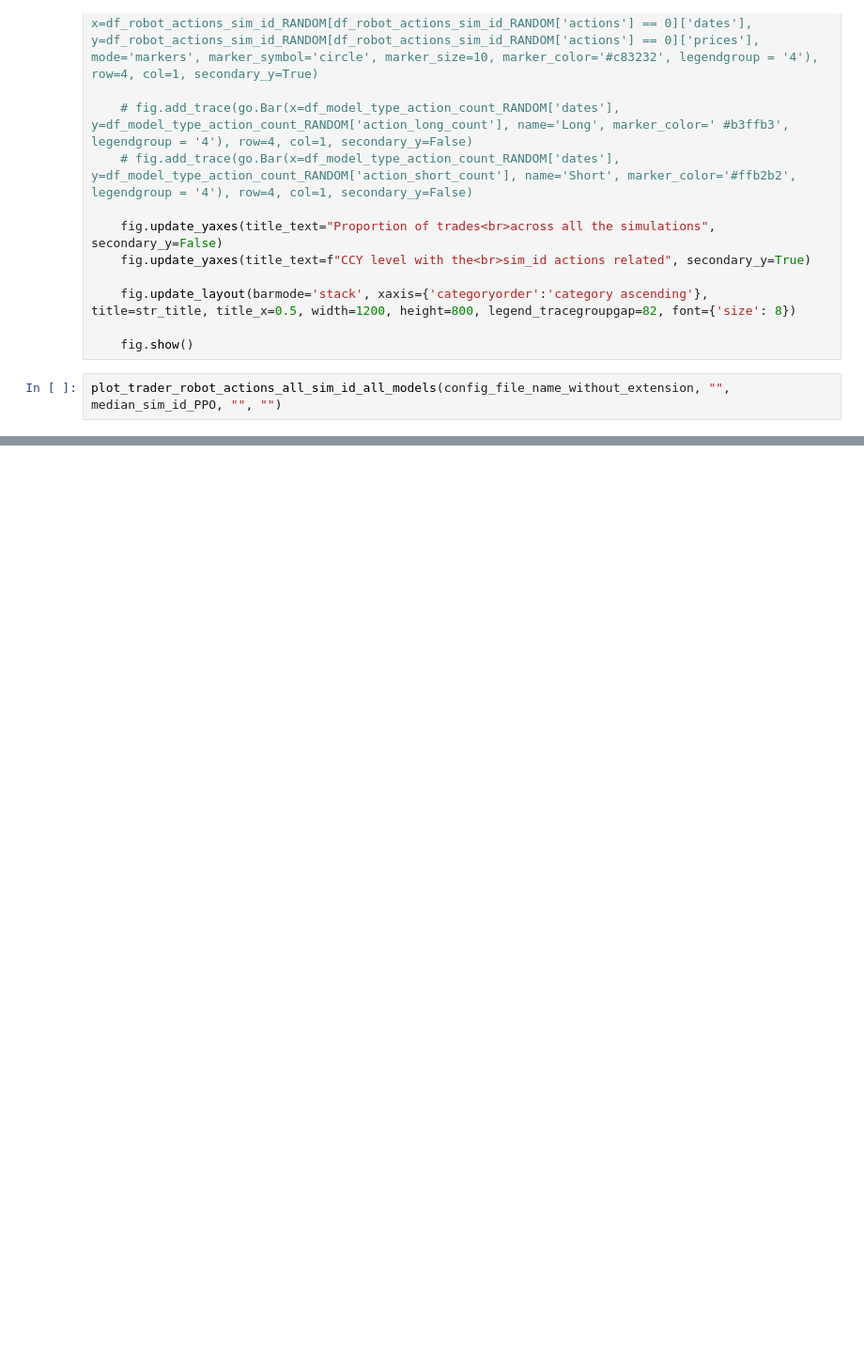
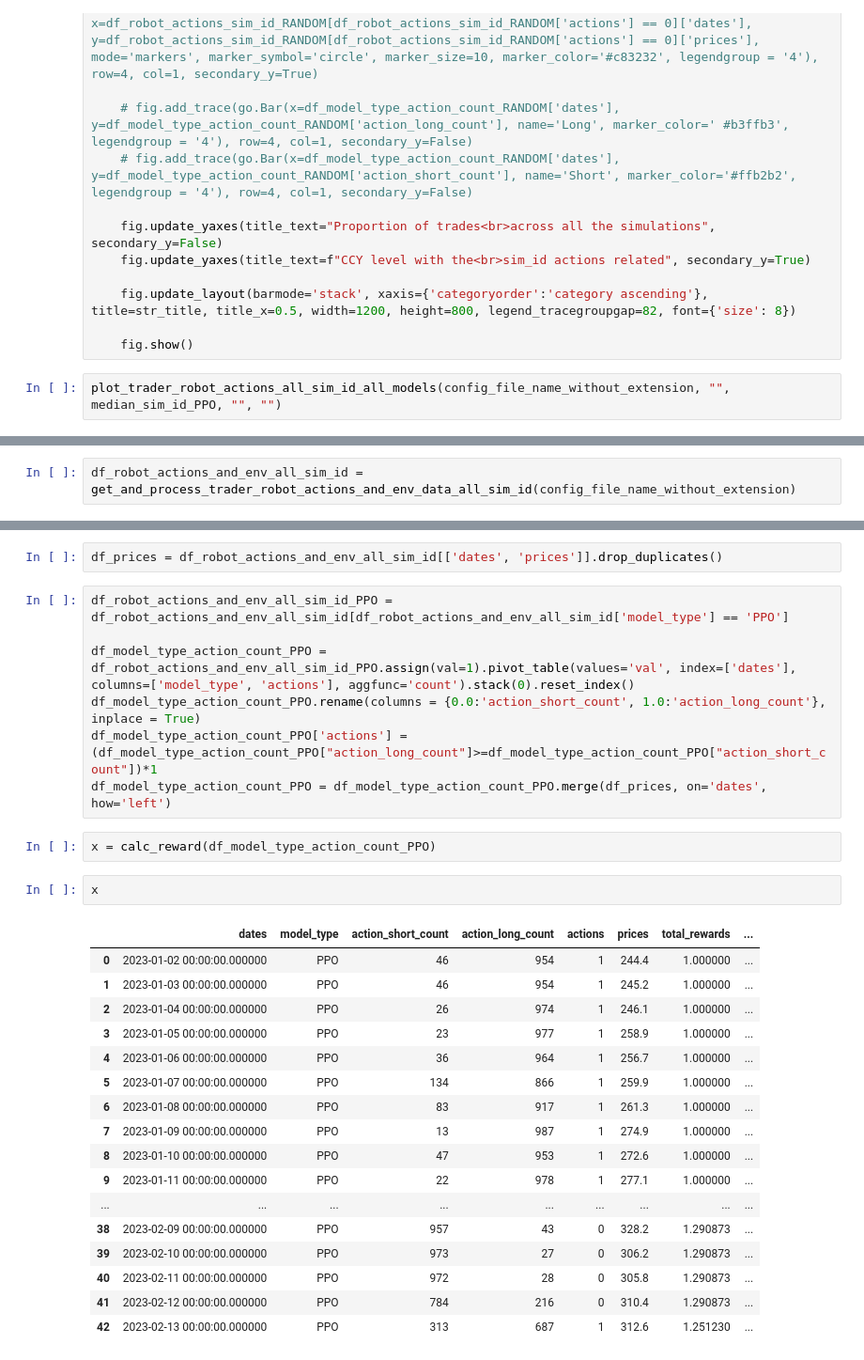
Before and after one commit to lcjr86/msc_uol_ai_dissertation, a Jupyter notebook: trader/notebooks/bernardo_standardize.ipynb, the cells around one changed output, grey strips where cells are left out. Shown at 94% size. Saved outputs shown, nothing was run; the diff lists cells and outputs as text; blank space fills up the shorter version.

Commit message:
new data + new analysis from all simulations

```diff
--- a/trader/notebooks/bernardo_standardize.ipynb
+++ b/trader/notebooks/bernardo_standardize.ipynb
@@ -475,0 +583,2 @@ mean_reward=-36.66 +/- 0.0
+# %%
+df_robot_actions_and_env_all_sim_id = get_and_process_trader_robot_actions_and_env_data_all_sim_id(config_file_name_without_extension)
@@ -475,0 +601,31 @@ mean_reward=-36.66 +/- 0.0
+# %%
+df_prices = df_robot_actions_and_env_all_sim_id[['dates', 'prices']].drop_duplicates()
+# %%
+df_robot_actions_and_env_all_sim_id_PPO = df_robot_actions_and_env_all_sim_id[df_robot_actions_and_env_all_sim_id['model_type'] == 'PPO']
+
+df_model_type_action_count_PPO = df_robot_actions_and_env_all_sim_id_PPO.assign(val=1).pivot_table(values='val', index=['dates'], columns=['model_type', 'actions'], aggfunc='count').stack(0).reset_index()
+df_model_type_action_count_PPO.rename(columns = {0.0:'action_short_count', 1.0:'action_long_count'}, inplace = True)
+df_model_type_action_count_PPO['actions'] = (df_model_type_action_count_PPO["action_long_count"]>=df_model_type_action_count_PPO["action_short_count"])*1
+df_model_type_action_count_PPO = df_model_type_action_count_PPO.merge(df_prices, on='dates', how='left')
+# %%
+x = calc_reward(df_model_type_action_count_PPO)
+# %%
+x
+# %% [output]
+|  | dates | model_type | action_short_count | action_long_count | actions | prices | total_rewards | ... |
+| 0 | 2023-01-02 00:00:00.000000 | PPO | 46 | 954 | 1 | 244.4 | 1.000000 | ... |
+| 1 | 2023-01-03 00:00:00.000000 | PPO | 46 | 954 | 1 | 245.2 | 1.000000 | ... |
+| 2 | 2023-01-04 00:00:00.000000 | PPO | 26 | 974 | 1 | 246.1 | 1.000000 | ... |
+| 3 | 2023-01-05 00:00:00.000000 | PPO | 23 | 977 | 1 | 258.9 | 1.000000 | ... |
+| 4 | 2023-01-06 00:00:00.000000 | PPO | 36 | 964 | 1 | 256.7 | 1.000000 | ... |
+| 5 | 2023-01-07 00:00:00.000000 | PPO | 134 | 866 | 1 | 259.9 | 1.000000 | ... |
+| 6 | 2023-01-08 00:00:00.000000 | PPO | 83 | 917 | 1 | 261.3 | 1.000000 | ... |
+| 7 | 2023-01-09 00:00:00.000000 | PPO | 13 | 987 | 1 | 274.9 | 1.000000 | ... |
+| 8 | 2023-01-10 00:00:00.000000 | PPO | 47 | 953 | 1 | 272.6 | 1.000000 | ... |
+| 9 | 2023-01-11 00:00:00.000000 | PPO | 22 | 978 | 1 | 277.1 | 1.000000 | ... |
+| ... | ... | ... | ... | ... | ... | ... | ... | ... |
+| 38 | 2023-02-09 00:00:00.000000 | PPO | 957 | 43 | 0 | 328.2 | 1.290873 | ... |
+| 39 | 2023-02-10 00:00:00.000000 | PPO | 973 | 27 | 0 | 306.2 | 1.290873 | ... |
+| 40 | 2023-02-11 00:00:00.000000 | PPO | 972 | 28 | 0 | 305.8 | 1.290873 | ... |
+| 41 | 2023-02-12 00:00:00.000000 | PPO | 784 | 216 | 0 | 310.4 | 1.290873 | ... |
+| 42 | 2023-02-13 00:00:00.000000 | PPO | 313 | 687 | 1 | 312.6 | 1.251230 | ... |
```
Also changed, not shown: parts of 9 cells of this notebook, 1 other file.
